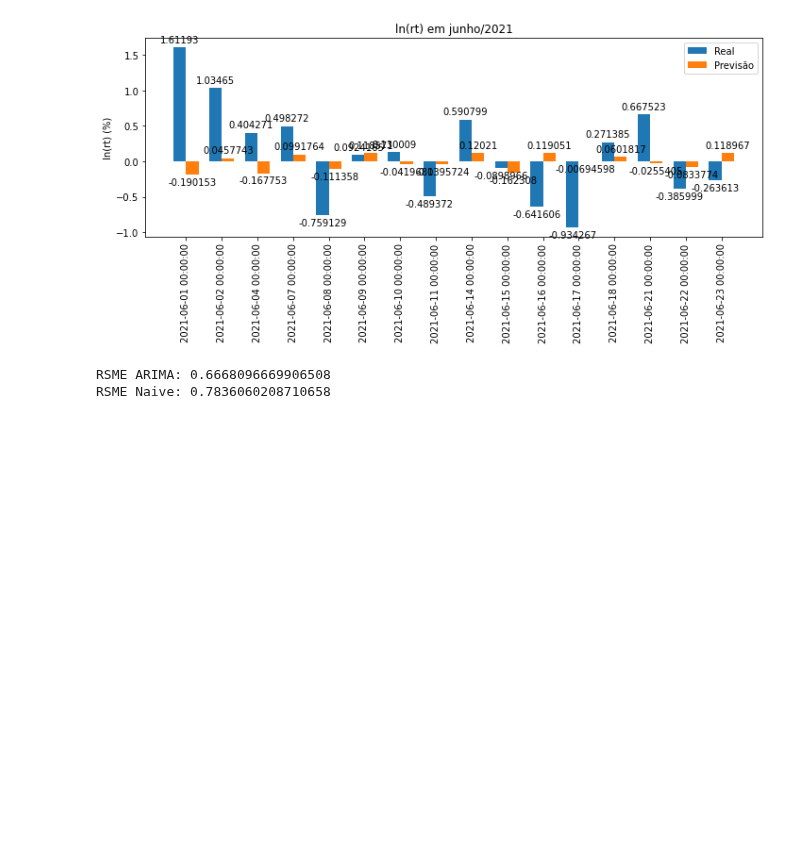
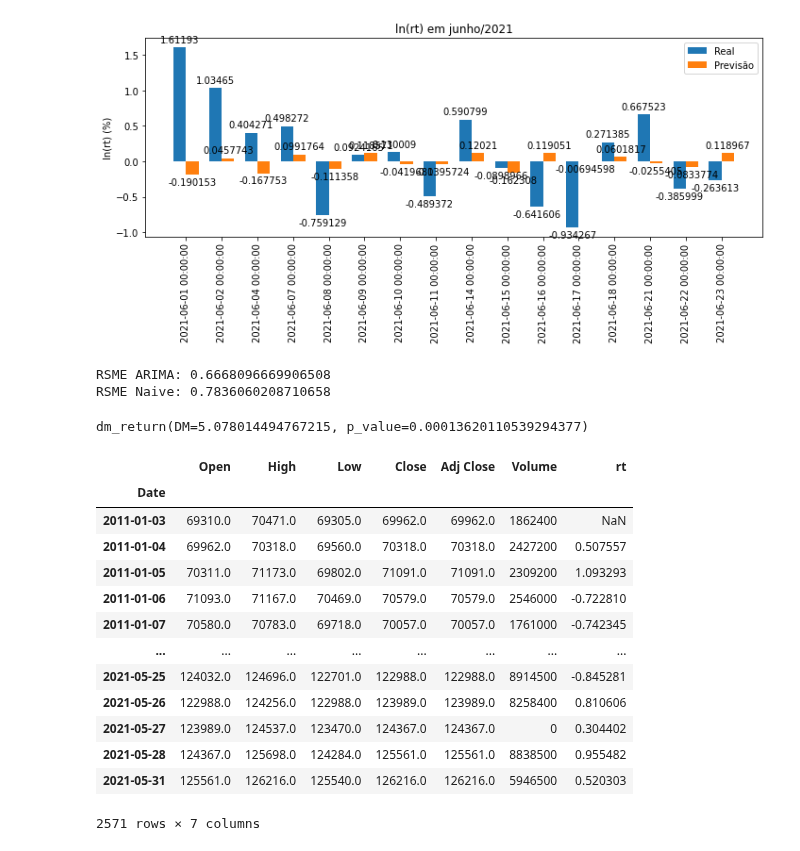
Before and after one commit to cafe-com-analytics/stock_market_index_daily_direction, a Jupyter notebook: notebooks/01_ARIMA_ZUO.ipynb, the cells around one changed output. Saved outputs shown, nothing was run; the diff lists cells and outputs as text; code cells hidden in the pictures; blank space fills up the shorter version.

```diff
--- a/notebooks/01_ARIMA_ZUO.ipynb
+++ b/notebooks/01_ARIMA_ZUO.ipynb
@@ -168,3 +174,25 @@ print("RSME Naive:", rmse(X_train_init['rt'].iloc[-1], X_real['rt']))
 # %% [output]
 RSME ARIMA: 0.6668096669906508
 RSME Naive: 0.7836060208710658
+# %%
+rt = dm_test(X_real['rt'],resultado['rt_predict'],X_real['rt'],h = 1, crit="MAD")
+print(rt)
+# %% [output]
+dm_return(DM=5.078014494767215, p_value=0.00013620110539294377)
+# %%
+X_train_init
+# %% [output]
+|  | Open | High | Low | Close | Adj Close | Volume | rt |
+| Date |  |  |  |  |  |  |  |
+| 2011-01-03 | 69310.0 | 70471.0 | 69305.0 | 69962.0 | 69962.0 | 1862400 | NaN |
+| 2011-01-04 | 69962.0 | 70318.0 | 69560.0 | 70318.0 | 70318.0 | 2427200 | 0.507557 |
+| 2011-01-05 | 70311.0 | 71173.0 | 69802.0 | 71091.0 | 71091.0 | 2309200 | 1.093293 |
+| 2011-01-06 | 71093.0 | 71167.0 | 70469.0 | 70579.0 | 70579.0 | 2546000 | -0.722810 |
+| 2011-01-07 | 70580.0 | 70783.0 | 69718.0 | 70057.0 | 70057.0 | 1761000 | -0.742345 |
+| ... | ... | ... | ... | ... | ... | ... | ... |
+| 2021-05-25 | 124032.0 | 124696.0 | 122701.0 | 122988.0 | 122988.0 | 8914500 | -0.845281 |
+| 2021-05-26 | 122988.0 | 124256.0 | 122988.0 | 123989.0 | 123989.0 | 8258400 | 0.810606 |
+| 2021-05-27 | 123989.0 | 124537.0 | 123470.0 | 124367.0 | 124367.0 | 0 | 0.304402 |
+| 2021-05-28 | 124367.0 | 125698.0 | 124284.0 | 125561.0 | 125561.0 | 8838500 | 0.955482 |
+| 2021-05-31 | 125561.0 | 126216.0 | 125540.0 | 126216.0 | 126216.0 | 5946500 | 0.520303 |
+2571 rows × 7 columns
```
Also changed, not shown: parts of 2 cells of this notebook, 3 other files.
